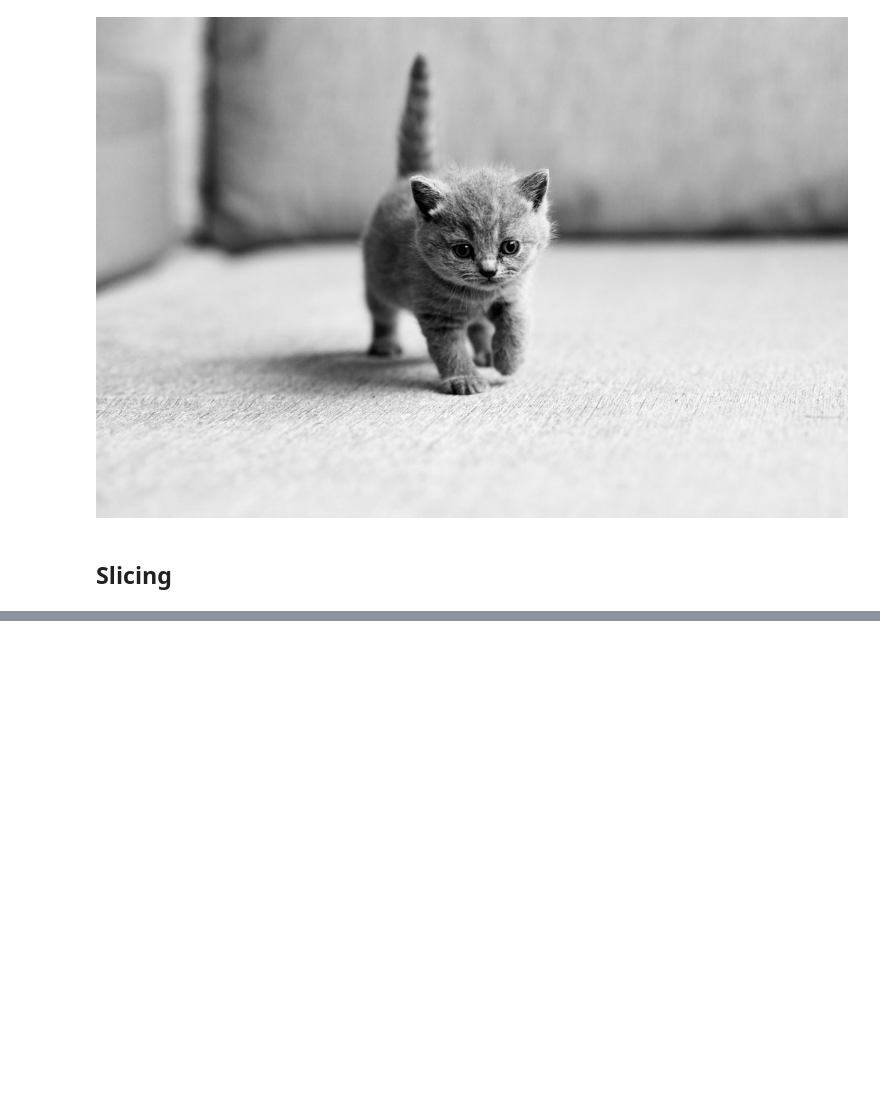
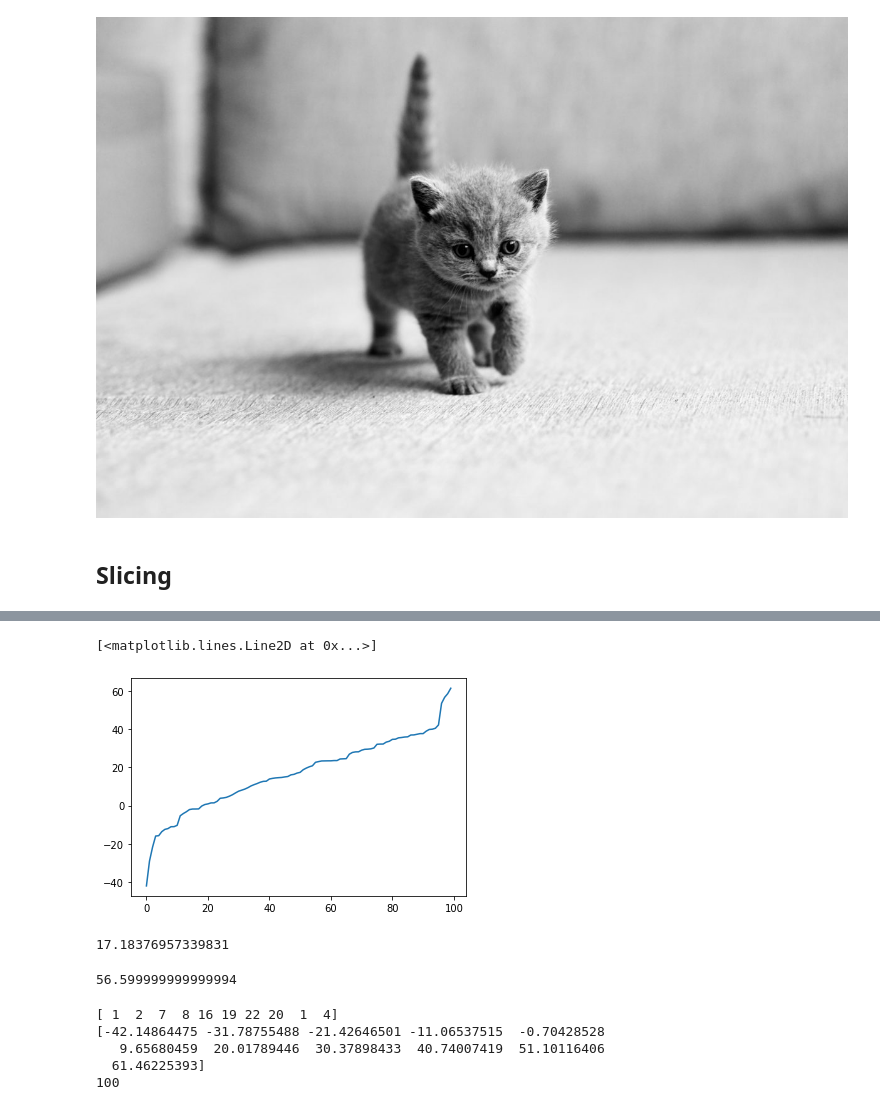
Before and after one commit to wisaaco/TxADM, a Jupyter notebook: docs/notebooks/NumpyNotes/01_numpy_basics.ipynb, the cells around one changed output, grey strips where cells are left out. Saved outputs shown, nothing was run; the diff lists cells and outputs as text; code cells hidden in the pictures; blank space fills up the shorter version.

```diff
--- a/docs/notebooks/NumpyNotes/01_numpy_basics.ipynb
+++ b/docs/notebooks/NumpyNotes/01_numpy_basics.ipynb
@@ -726,0 +1137,8 @@ print(r)
+# %%
+np.random.seed(2022)
+temperatures= np.random.normal(loc=17,scale=20,size=100)
+print(temperatures)
+
+# https://numpy.org/doc/stable/reference/routines.statistics.html
+
+print(temperatures.mean())
@@ -726,0 +1163,29 @@ print(r)
+# %%
+import matplotlib.pyplot as plot
+
+fig, ax = plot.subplots()
+ax.plot(np.sort(temperatures))
+# %% [output]
+[<matplotlib.lines.Line2D at 0x...>]
+[figure, added]
+# %%
+np.quantile(temperatures,0.5)
+# %% [output]
+17.18376957339831
+# %%
+np.percentile(a,90) #https://numpy.org/doc/stable/reference/generated/numpy.percentile.html#numpy.percentile
+# %% [output]
+56.599999999999994
+# %%
+# https://numpy.org/doc/stable/reference/generated/numpy.histogram.html#numpy.histogram
+hist, bin_edges = np.histogram(temperatures)
+print(hist)
+print(bin_edges)
+
+print(np.sum(hist))
+# %% [output]
+[ 1  2  7  8 16 19 22 20  1  4]
+[-42.14864475 -31.78755488 -21.42646501 -11.06537515  -0.70428528
+   9.65680459  20.01789446  30.37898433  40.74007419  51.10116406
+  61.46225393]
+100
```
Also changed, not shown: parts of 40 cells of this notebook.
